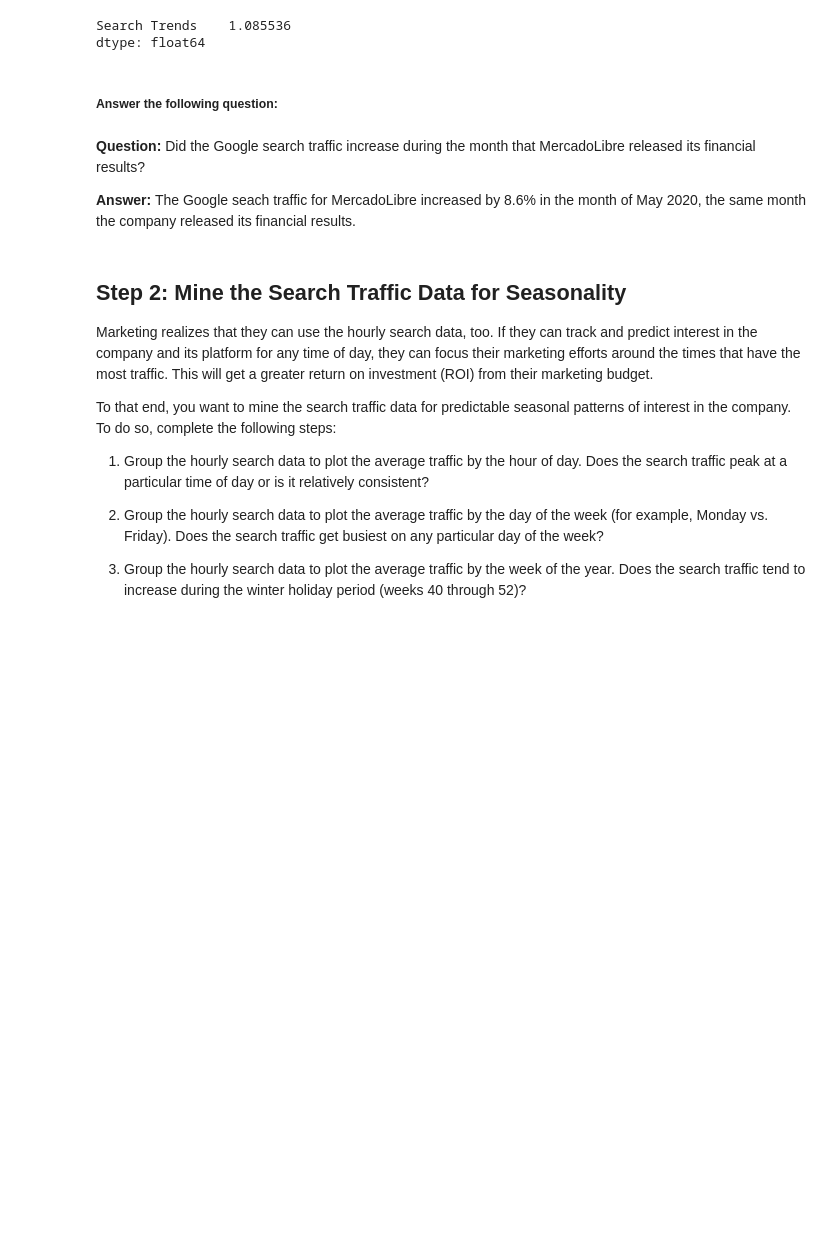
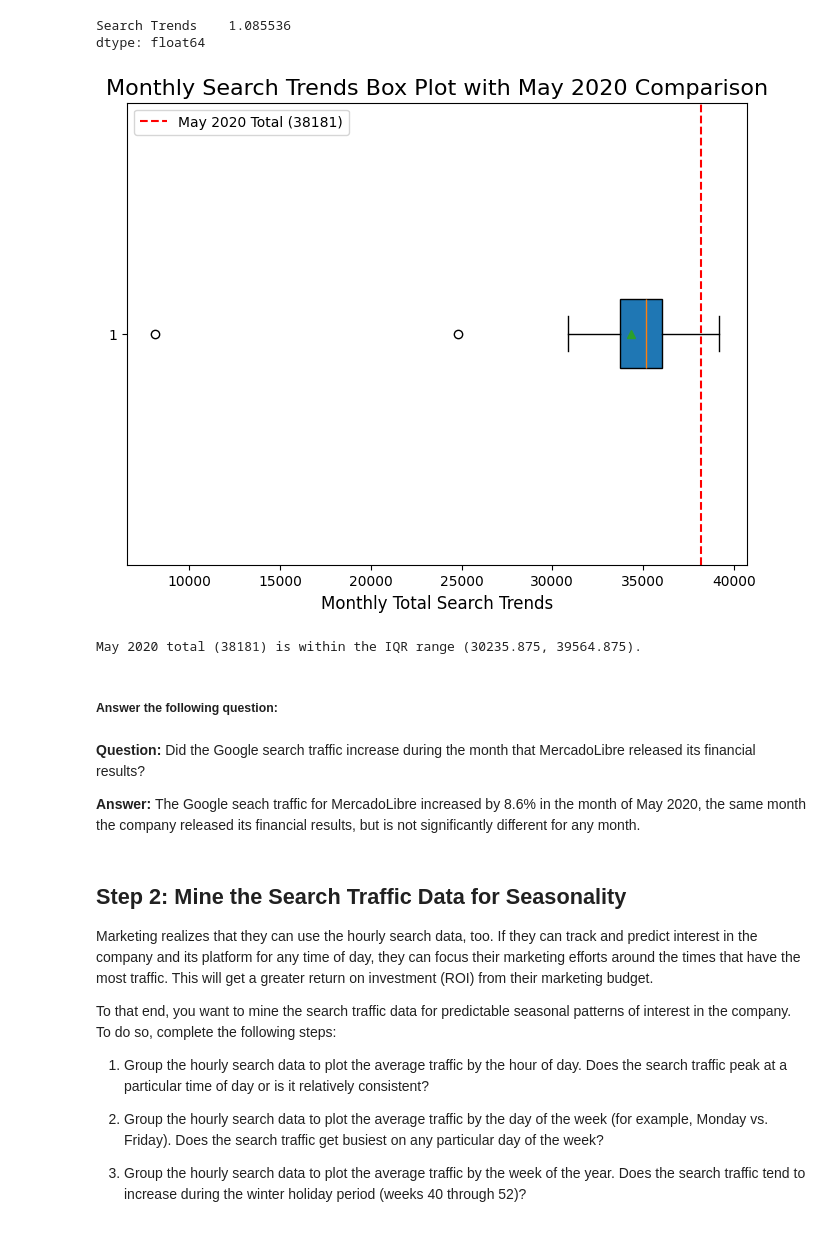
Before and after one commit to chadlbradford/prophet-challenge, a Jupyter notebook: forecasting_net_prophet.ipynb, the cells around one changed output. Drawn from its saved outputs; the diff is of its cells as text; code cells hidden in the pictures; blank space fills up the shorter version.

```diff
--- a/forecasting_net_prophet.ipynb
+++ b/forecasting_net_prophet.ipynb
@@ -169,12 +169,52 @@ traffic_may_2020/median_monthly_traffic
 # %% [output]
 Search Trends    1.085536
 dtype: float64
+# %%
+import matplotlib.pyplot as plt
+import pandas as pd
+
+# Step 1: Calculate monthly totals
+monthly_totals = (
+    df_mercado_trends['Search Trends']  # Select the column
+    .resample('ME')                      # Resample by month
+    .sum()                              # Calculate monthly totals
+)
+
+# Step 2: Calculate the total for May 2020
+may_2020_total = may_2020_data['Search Trends'].sum()
+
+# Step 3: Plot the box plot
+plt.figure(figsize=(8, 6))
+plt.boxplot(monthly_totals, vert=False, patch_artist=True, showmeans=True)
+plt.axvline(may_2020_total, color='red', linestyle='--', label=f'May 2020 Total ({may_2020_total})')
+
+# Add labels and title
+plt.title('Monthly Search Trends Box Plot with May 2020 Comparison', fontsize=16)
+plt.xlabel('Monthly Total Search Trends', fontsize=12)
+plt.legend()
+plt.show()
+
+# Step 4: Check if May 2020 data is outside the IQR
+Q1 = monthly_totals.quantile(0.25)  # First quartile
+Q3 = monthly_totals.quantile(0.75)  # Third quartile
+IQR = Q3 - Q1  # Interquartile range
+lower_bound = Q1 - 1.5 * IQR
+upper_bound = Q3 + 1.5 * IQR
+
+# Print results
+if may_2020_total < lower_bound or may_2020_total > upper_bound:
+    print(f"May 2020 total ({may_2020_total}) is outside the IQR range ({lower_bound}, {upper_bound}).")
+else:
+    print(f"May 2020 total ({may_2020_total}) is within the IQR range ({lower_bound}, {upper_bound}).")
+# %% [output]
+[figure, added]
+May 2020 total (38181) is within the IQR range (30235.875, 39564.875).
 # %% [markdown]
 ##### Answer the following question:
 # %% [markdown]
 **Question:** Did the Google search traffic increase during the month that MercadoLibre released its financial results?
 
-**Answer:** The Google seach traffic for MercadoLibre increased by 8.6% in the month of May 2020, the same month the company released its financial results.
+**Answer:** The Google seach traffic for MercadoLibre increased by 8.6% in the month of May 2020, the same month the company released its financial results, but is not significantly different for any month.
 # %% [markdown]
 ## Step 2: Mine the Search Traffic Data for Seasonality
 
```
Also changed, not shown: parts of 8 cells of this notebook.
